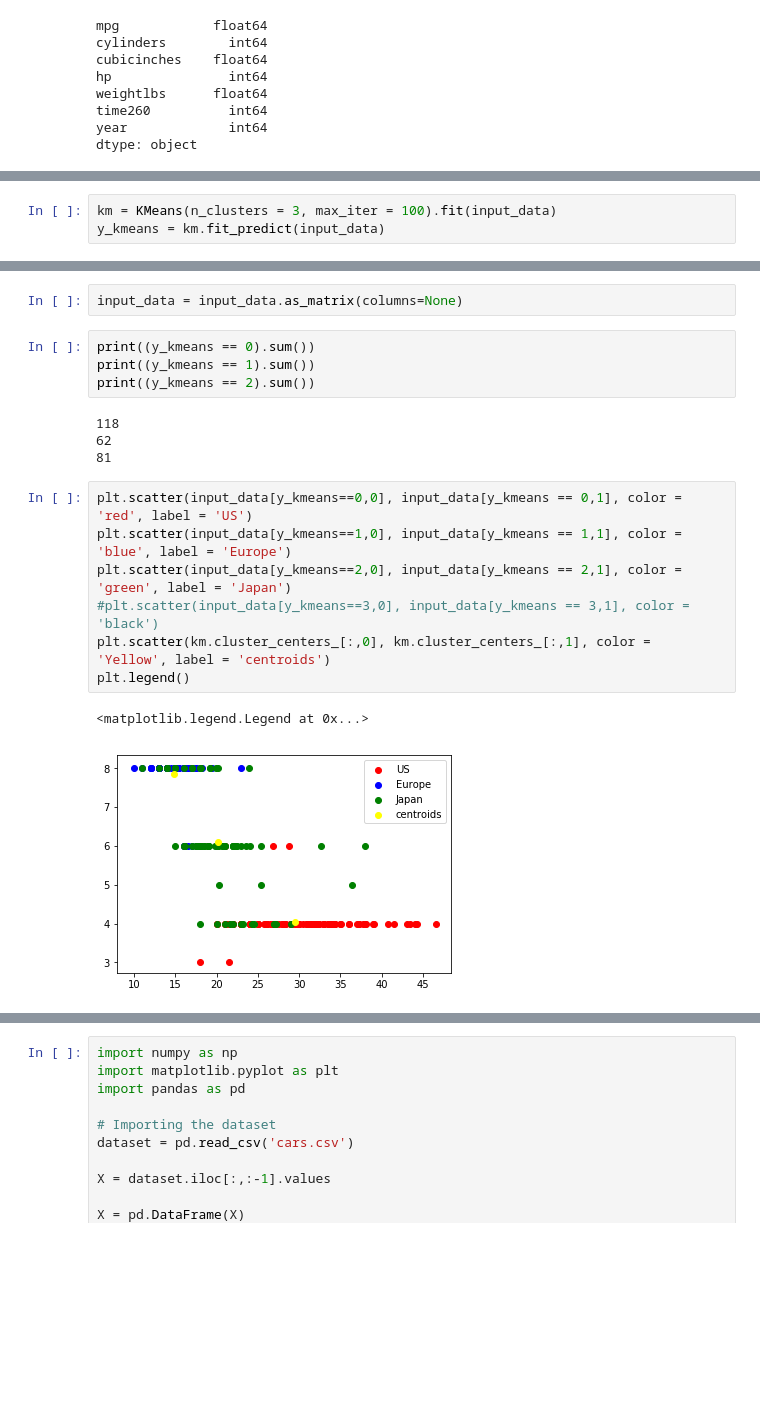
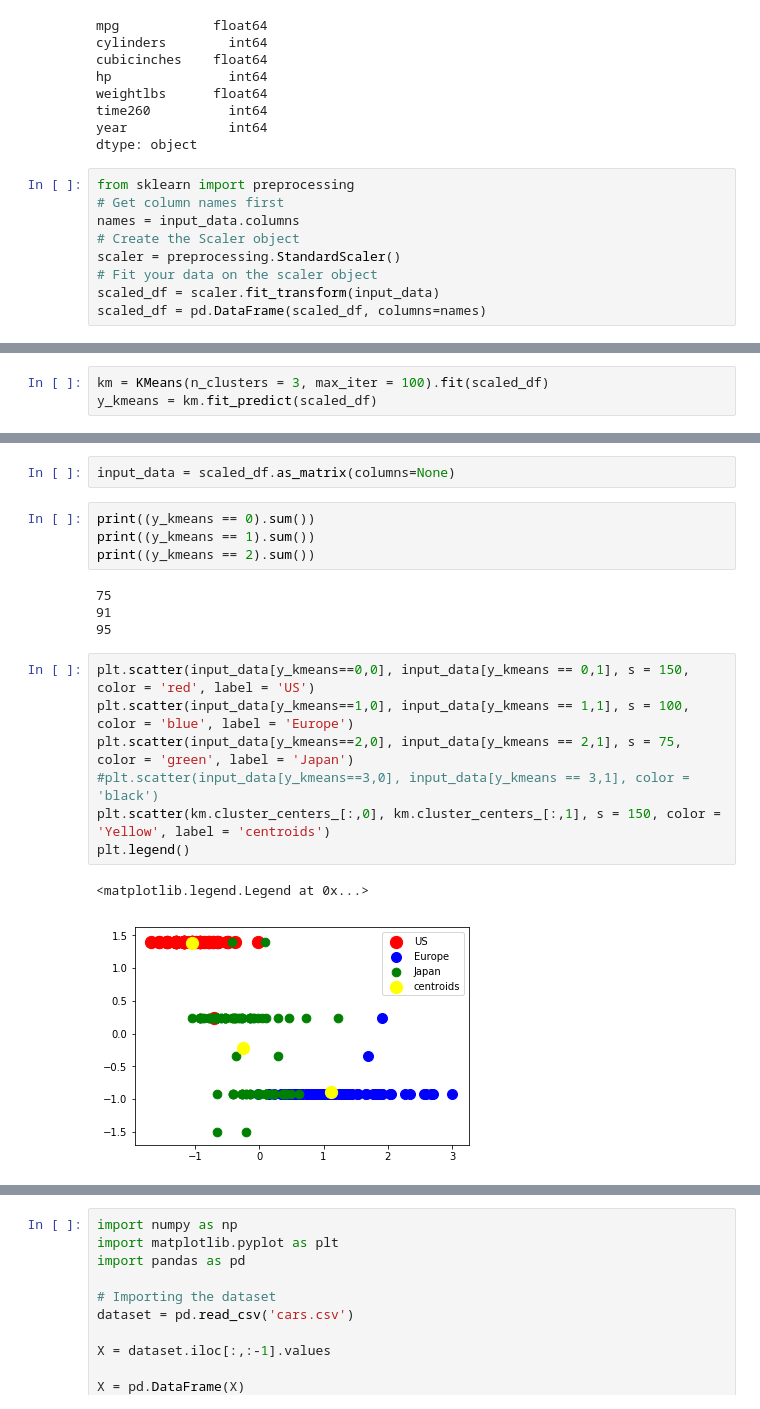
Before and after one commit to IITGuwahati-AI/Learning-Content, a Jupyter notebook: K_Means_Clustering_usecase.ipynb, the cells around one changed output, grey strips where cells are left out. Saved outputs shown, nothing was run; the diff lists cells and outputs as text; blank space fills up the shorter version.

```diff
--- a/K_Means_Clustering_usecase.ipynb
+++ b/K_Means_Clustering_usecase.ipynb
@@ -117,6 +117,15 @@ weightlbs      float64
 time260          int64
 year             int64
 dtype: object
+# %%
+from sklearn import preprocessing
+# Get column names first
+names = input_data.columns
+# Create the Scaler object
+scaler = preprocessing.StandardScaler()
+# Fit your data on the scaler object
+scaled_df = scaler.fit_transform(input_data)
+scaled_df = pd.DataFrame(scaled_df, columns=names)
 # %%
 from sklearn.cluster import KMeans
 
@@ -136,6 +145,6 @@ Text(0.5, 1.0, 'Elbow Curve')
 # %%
-km = KMeans(n_clusters = 3, max_iter = 100).fit(input_data)
-y_kmeans = km.fit_predict(input_data)
+km = KMeans(n_clusters = 3, max_iter = 100).fit(scaled_df)
+y_kmeans = km.fit_predict(scaled_df)
 # %%
 y_kmeans
 # %% [output]
@@ -154,24 +163,24 @@ array([1, 0, 2, 1, 0, 1, 1, 1, 2, 0, 0, 0, 1, 2, 2, 1, 0, 2, 0, 0, 0, 0,
       dtype=int32)
 # %%
-input_data = input_data.as_matrix(columns=None)
+input_data = scaled_df.as_matrix(columns=None)
 # %%
 print((y_kmeans == 0).sum())
 print((y_kmeans == 1).sum())
 print((y_kmeans == 2).sum())
 # %% [output]
-118
-62
-81
+75
+91
+95
 # %%
-plt.scatter(input_data[y_kmeans==0,0], input_data[y_kmeans == 0,1], color = 'red', label = 'US')
-plt.scatter(input_data[y_kmeans==1,0], input_data[y_kmeans == 1,1], color = 'blue', label = 'Europe')
-plt.scatter(input_data[y_kmeans==2,0], input_data[y_kmeans == 2,1], color = 'green', label = 'Japan')
+plt.scatter(input_data[y_kmeans==0,0], input_data[y_kmeans == 0,1], s = 150, color = 'red', label = 'US')
+plt.scatter(input_data[y_kmeans==1,0], input_data[y_kmeans == 1,1], s = 100, color = 'blue', label = 'Europe')
+plt.scatter(input_data[y_kmeans==2,0], input_data[y_kmeans == 2,1], s = 75, color = 'green', label = 'Japan')
 #plt.scatter(input_data[y_kmeans==3,0], input_data[y_kmeans == 3,1], color = 'black')
-plt.scatter(km.cluster_centers_[:,0], km.cluster_centers_[:,1], color = 'Yellow', label = 'centroids')
+plt.scatter(km.cluster_centers_[:,0], km.cluster_centers_[:,1], s = 150, color = 'Yellow', label = 'centroids')
 plt.legend()
 # %% [output]
 <matplotlib.legend.Legend at 0x...>
-[figure, old version]
+[figure, new version]
 # %%
 input_data[y_kmeans == 0,0]  # y_kmeans == 0 will filter the rows giving prediction as "0" cluster. 0,0 will give 0th column of X corresponding to prediction "0" cluster
 input_data[y_kmeans == 0,1] # y_kmeans == 0 will filter the rows giving prediction as "0" cluster. 0,1 will give 1st column of X corresponding to prediction "0" cluster
```
Also changed, not shown: parts of 4 cells of this notebook.
